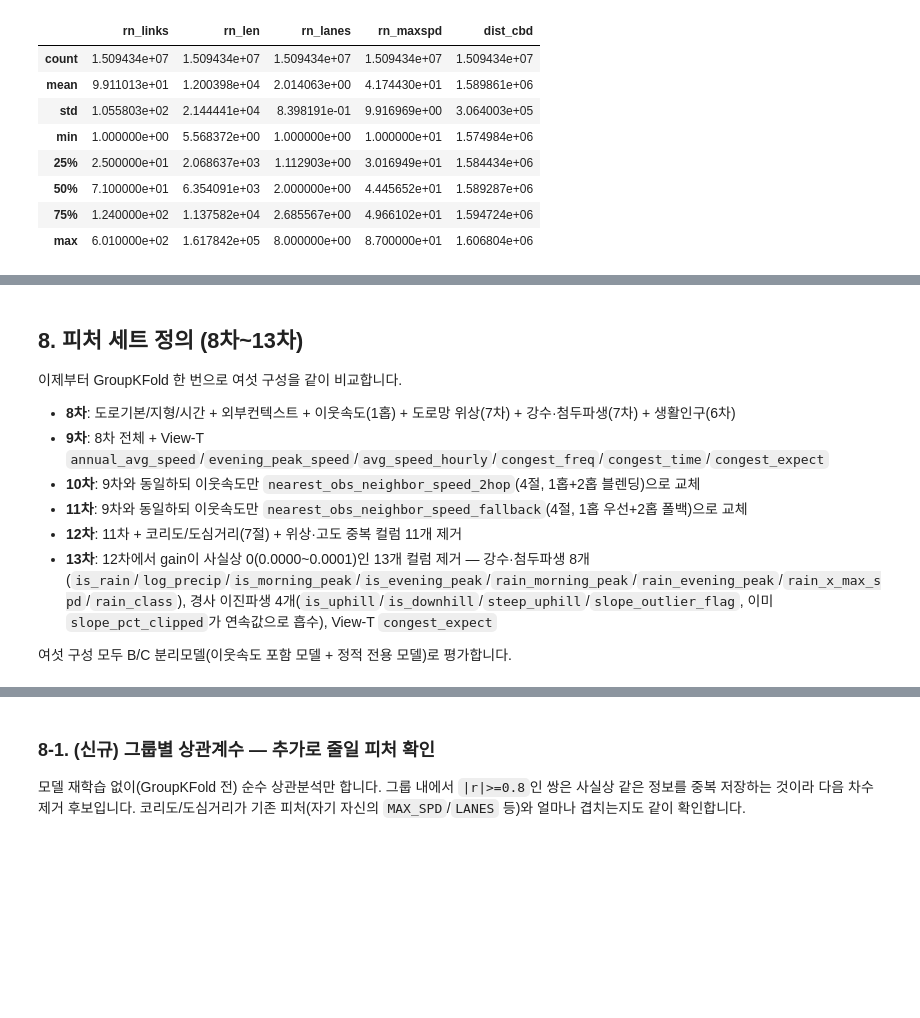
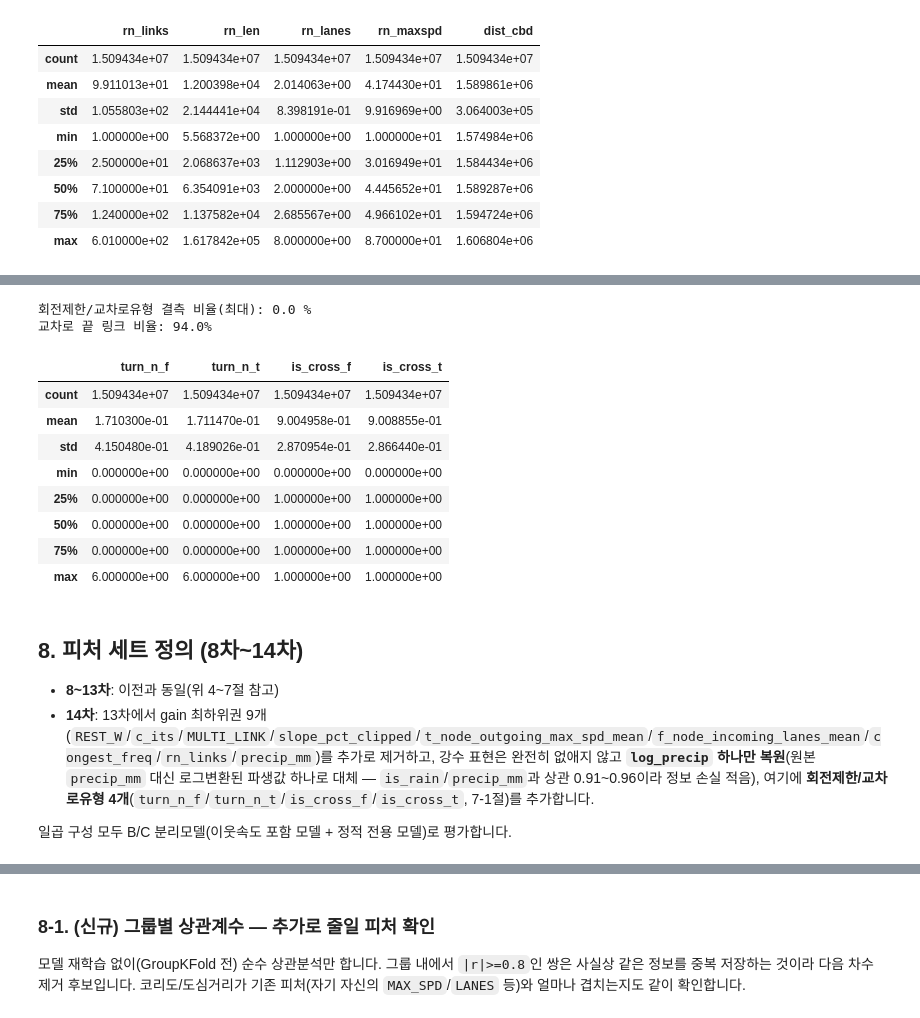
Before and after one commit to ejjunm/seoul-eco-routing, a Jupyter notebook: notebooks/12_derived_features_lightgbm.ipynb, the cells around one changed output, grey strips where cells are left out. Cells and saved outputs as stored; diff of their text form; code cells hidden in the pictures; blank space fills up the shorter version.

```diff
--- a/notebooks/12_derived_features_lightgbm.ipynb
+++ b/notebooks/12_derived_features_lightgbm.ipynb
@@ -595,15 +599,58 @@ df[CORRIDOR_COLS].describe()
+# %%
+MOCT_NODE_SHP = RAW_DIR / "road" / "MOCT_NODE.shp"
+TURNINFO_DBF = RAW_DIR / "road" / "TURNINFO.dbf"
+
+node_info = gpd.read_file(MOCT_NODE_SHP)[["NODE_ID", "NODE_TYPE"]]
+node_info["NODE_ID"] = node_info["NODE_ID"].astype(str)
+node_info["NODE_TYPE"] = pd.to_numeric(node_info["NODE_TYPE"], errors="coerce")
+node_type_lookup = node_info.set_index("NODE_ID")["NODE_TYPE"]
+
+turn_info = gpd.read_file(TURNINFO_DBF)[["NODE_ID"]]
+turn_info["NODE_ID"] = turn_info["NODE_ID"].astype(str)
+turn_n_lookup = turn_info["NODE_ID"].value_counts()
+
+link_nodes = gpd.read_file(SEOUL_LINK_SHP)[["LINK_ID", "F_NODE", "T_NODE"]]
+link_nodes["LINK_ID"] = link_nodes["LINK_ID"].astype(str)
+
+f_type = node_type_lookup.reindex(link_nodes["F_NODE"]).to_numpy()
+t_type = node_type_lookup.reindex(link_nodes["T_NODE"]).to_numpy()
+
+turn_df = pd.DataFrame({
+    "LINK_ID": link_nodes["LINK_ID"],
+    "turn_n_f": turn_n_lookup.reindex(link_nodes["F_NODE"]).fillna(0).to_numpy(),
+    "turn_n_t": turn_n_lookup.reindex(link_nodes["T_NODE"]).fillna(0).to_numpy(),
+    "is_cross_f": (f_type == 101).astype("int8"),
+    "is_cross_t": (t_type == 101).astype("int8"),
+})
+
+df = df.merge(turn_df, on="LINK_ID", how="left")
+
+TURN_COLS = ["turn_n_f", "turn_n_t", "is_cross_f", "is_cross_t"]
+for col in TURN_COLS:
+    df[col] = df[col].astype("float32")
+
+print(f"회전제한/교차로유형 결측 비율(최대): {df[TURN_COLS].isna().mean().max() * 100:.1f} %")
+print(f"교차로 끝 링크 비율: {((df['is_cross_f']==1)|(df['is_cross_t']==1)).mean():.1%}")
+df[TURN_COLS].describe()
+# %% [output]
+회전제한/교차로유형 결측 비율(최대): 0.0 %
+교차로 끝 링크 비율: 94.0%
+|  | turn_n_f | turn_n_t | is_cross_f | is_cross_t |
+| count | 1.509434e+07 | 1.509434e+07 | 1.509434e+07 | 1.509434e+07 |
+| mean | 1.710300e-01 | 1.711470e-01 | 9.004958e-01 | 9.008855e-01 |
+| std | 4.150480e-01 | 4.189026e-01 | 2.870954e-01 | 2.866440e-01 |
+| min | 0.000000e+00 | 0.000000e+00 | 0.000000e+00 | 0.000000e+00 |
+| 25% | 0.000000e+00 | 0.000000e+00 | 1.000000e+00 | 1.000000e+00 |
+| 50% | 0.000000e+00 | 0.000000e+00 | 1.000000e+00 | 1.000000e+00 |
+| 75% | 0.000000e+00 | 0.000000e+00 | 1.000000e+00 | 1.000000e+00 |
+| max | 6.000000e+00 | 6.000000e+00 | 1.000000e+00 | 1.000000e+00 |
 # %% [markdown]
-## 8. 피처 세트 정의 (8차~13차)
+## 8. 피처 세트 정의 (8차~14차)
 
-이제부터 GroupKFold 한 번으로 여섯 구성을 같이 비교합니다.
-- **8차**: 도로기본/지형/시간 + 외부컨텍스트 + 이웃속도(1홉) + 도로망 위상(7차) + 강수·첨두파생(7차) + 생활인구(6차)
-- **9차**: 8차 전체 + View-T `annual_avg_speed`/`evening_peak_speed`/`avg_speed_hourly`/`congest_freq`/`congest_time`/`congest_expect`
-- **10차**: 9차와 동일하되 이웃속도만 `nearest_obs_neighbor_speed_2hop`(4절, 1홉+2홉 블렌딩)으로 교체
-- **11차**: 9차와 동일하되 이웃속도만 `nearest_obs_neighbor_speed_fallback`(4절, 1홉 우선+2홉 폴백)으로 교체
-- **12차**: 11차 + 코리도/도심거리(7절) + 위상·고도 중복 컬럼 11개 제거
-- **13차**: 12차에서 gain이 사실상 0(0.0000~0.0001)인 13개 컬럼 제거 — 강수·첨두파생 8개(`is_rain`/`log_precip`/`is_morning_peak`/`is_evening_peak`/`rain_morning_peak`/`rain_evening_peak`/`rain_x_max_spd`/`rain_class`), 경사 이진파생 4개(`is_uphill`/`is_downhill`/`steep_uphill`/`slope_outlier_flag`, 이미 `slope_pct_clipped`가 연속값으로 흡수), View-T `congest_expect`
+- **8~13차**: 이전과 동일(위 4~7절 참고)
+- **14차**: 13차에서 gain 최하위권 9개(`REST_W`/`c_its`/`MULTI_LINK`/`slope_pct_clipped`/`t_node_outgoing_max_spd_mean`/`f_node_incoming_lanes_mean`/`congest_freq`/`rn_links`/`precip_mm`)를 추가로 제거하고, 강수 표현은 완전히 없애지 않고 **`log_precip` 하나만 복원**(원본 `precip_mm` 대신 로그변환된 파생값 하나로 대체 — `is_rain`/`precip_mm`과 상관 0.91~0.96이라 정보 손실 적음), 여기에 **회전제한/교차로유형 4개**(`turn_n_f`/`turn_n_t`/`is_cross_f`/`is_cross_t`, 7-1절)를 추가합니다.
 
-여섯 구성 모두 B/C 분리모델(이웃속도 포함 모델 + 정적 전용 모델)로 평가합니다.
+일곱 구성 모두 B/C 분리모델(이웃속도 포함 모델 + 정적 전용 모델)로 평가합니다.
 # %%
 SPARSE_NUMERIC_COLS = SPARSE_NUMERIC_COLS + ["nearest_obs_neighbor_speed"]
 POPULATION_COLS = ["grid_pop", "dong_pop"]
```
Also changed, not shown: parts of 9 cells of this notebook.
